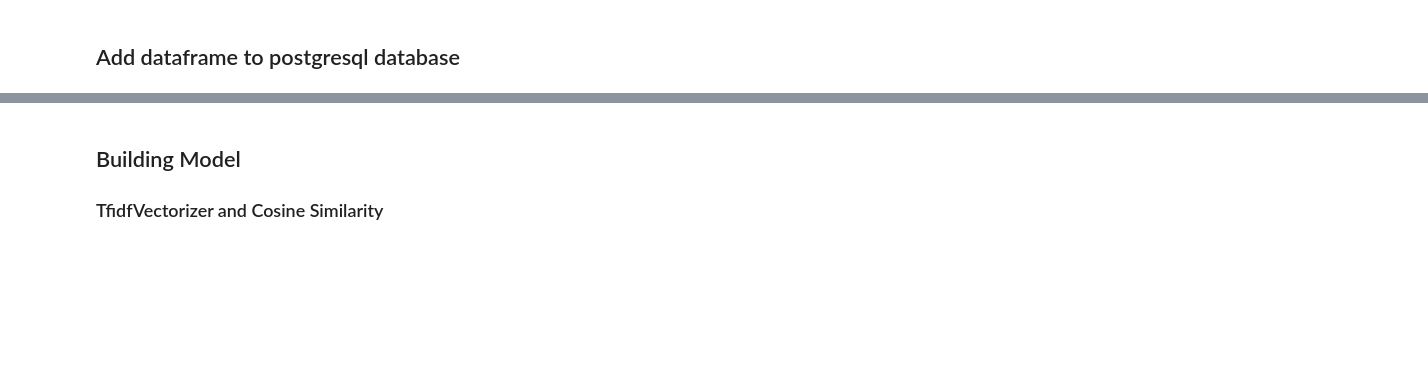
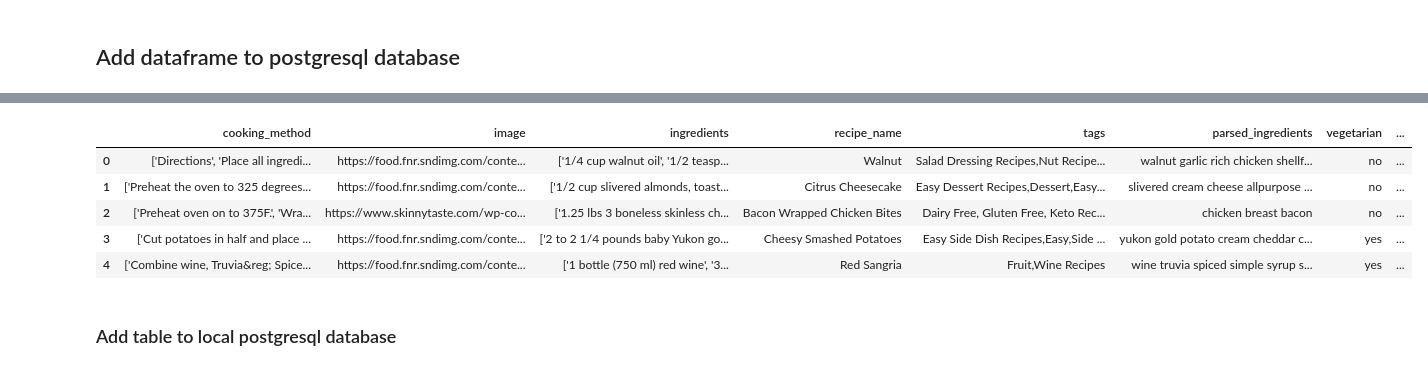
Before and after one commit to DavidGeisel/RecipeSuggestions, a Jupyter notebook: Notebooks/Recipe Data Preprocessing.ipynb, the cells around one changed output, grey strips where cells are left out. Drawn from its saved outputs; the diff is of its cells as text; code cells hidden in the pictures; blank space fills up the shorter version.

Commit message:
locally working version

```diff
--- a/Notebooks/Recipe Data Preprocessing.ipynb
+++ b/Notebooks/Recipe Data Preprocessing.ipynb
@@ -365,0 +366,4 @@ df.head(3)
+# %%
+df = pd.read_pickle("../data/parsed_recipes.pkl")
+print("Number of recipes in preprocessed dataframe: ", len(df))
+df.head(3)
@@ -366,3 +376,17 @@ df.head(3)
+# %%
+database = df.sample(7000)
+database.index = np.arange(len(database))
+database['id'] = np.arange(len(database))
+database.head(5)
+# %% [output]
+|  | cooking_method | image | ingredients | recipe_name | tags | parsed_ingredients | vegetarian | ... |
+| 0 | ['Directions', 'Place all ingredi... | https://food.fnr.sndimg.com/conte... | ['1/4 cup walnut oil', '1/2 teasp... | Walnut | Salad Dressing Recipes,Nut Recipe... | walnut garlic rich chicken shellf... | no | ... |
+| 1 | ['Preheat the oven to 325 degrees... | https://food.fnr.sndimg.com/conte... | ['1/2 cup slivered almonds, toast... | Citrus Cheesecake | Easy Dessert Recipes,Dessert,Easy... | slivered cream cheese allpurpose ... | no | ... |
+| 2 | ['Preheat oven on to 375F.', 'Wra... | https://www.skinnytaste.com/wp-co... | ['1.25 lbs 3 boneless skinless ch... | Bacon Wrapped Chicken Bites | Dairy Free, Gluten Free, Keto Rec... | chicken breast bacon | no | ... |
+| 3 | ['Cut potatoes in half and place ... | https://food.fnr.sndimg.com/conte... | ['2 to 2 1/4 pounds baby Yukon go... | Cheesy Smashed Potatoes | Easy Side Dish Recipes,Easy,Side ... | yukon gold potato cream cheddar c... | yes | ... |
+| 4 | ['Combine wine, Truvia&reg; Spice... | https://food.fnr.sndimg.com/conte... | ['1 bottle (750 ml) red wine', '3... | Red Sangria | Fruit,Wine Recipes | wine truvia spiced simple syrup s... | yes | ... |
+# %% [markdown]
+### Add table to local postgresql database
 # %%
 from sqlalchemy import create_engine
 # %%
@@ -372,3 +396,0 @@ df.to_sql('recipes', engine)
-# %% [markdown]
-## Building Model
-### TfidfVectorizer and Cosine Similarity
```
Also changed, not shown: parts of 41 cells of this notebook, 13 other files.
